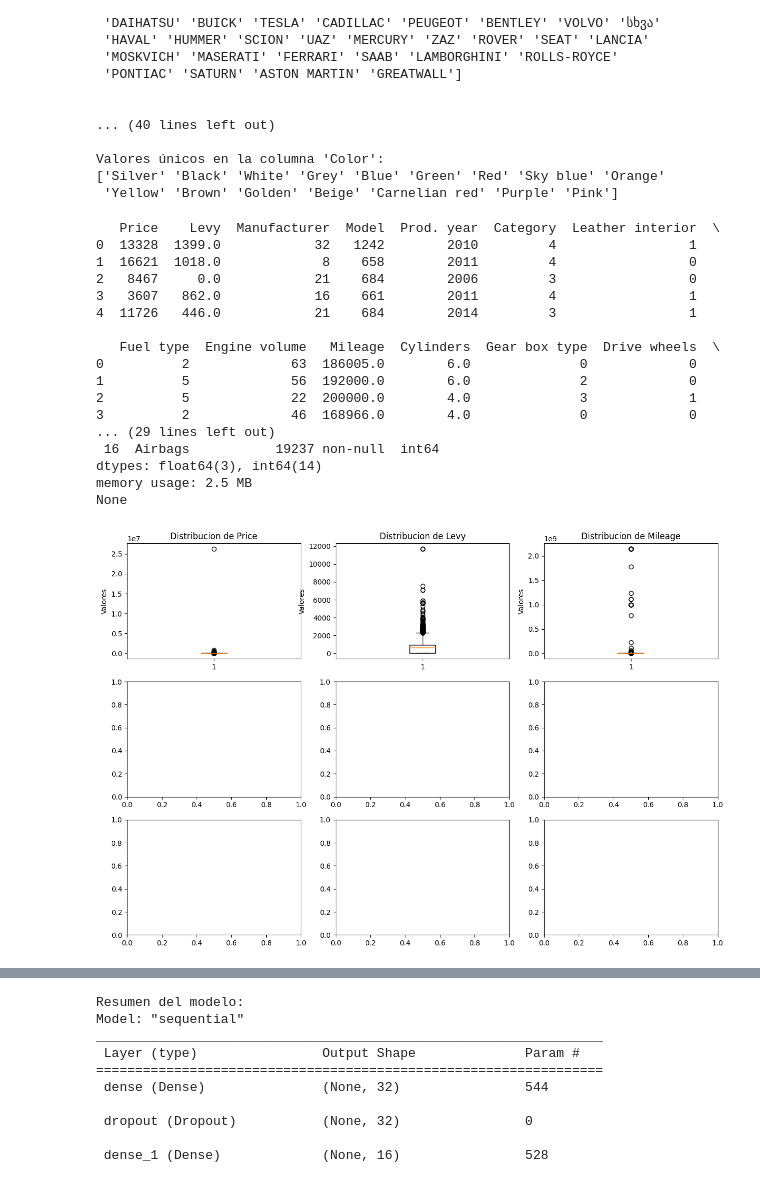
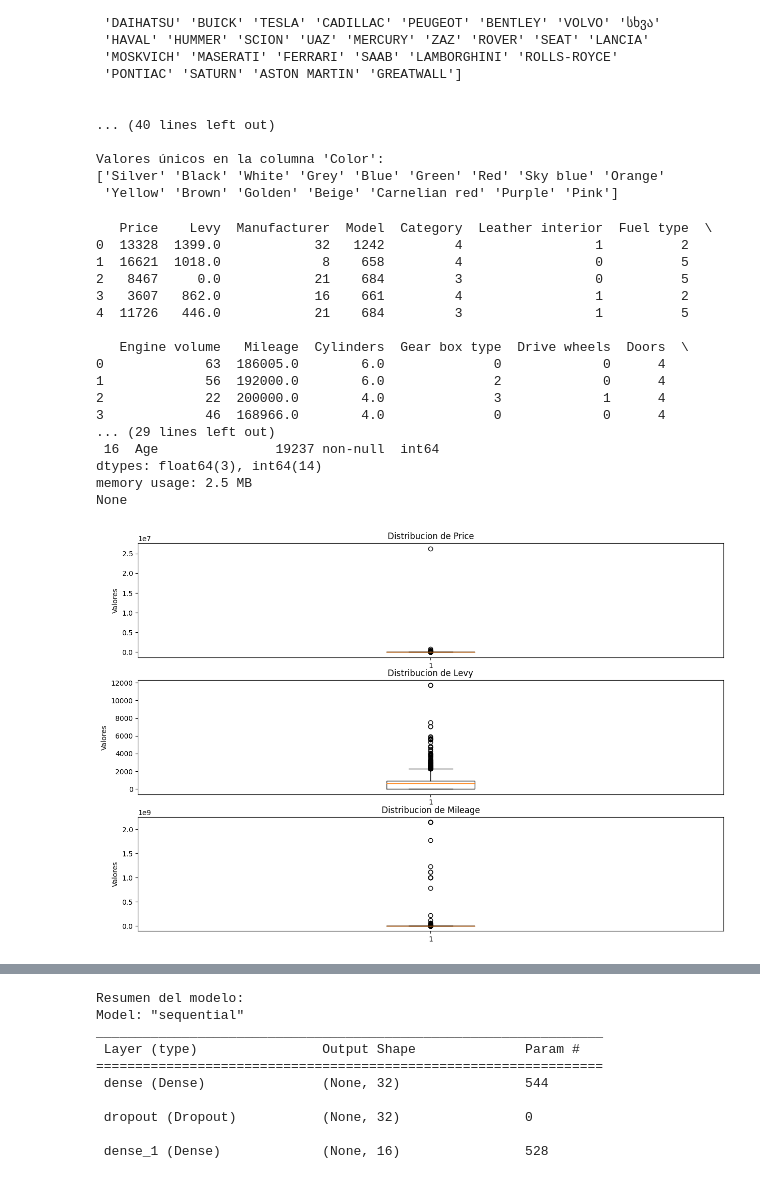
Before and after one commit to ricmiber96/IABD, a Jupyter notebook: proyectos/Car_Price_Challenge/notebook/car_prediction.ipynb, the cells around one changed output, grey strips where cells are left out. Cells and saved outputs as stored; diff of their text form; code cells hidden in the pictures.

Commit message:
Fix: PIA UD04_Estimacion_Precio_Coches_Machine_Learning arreglados modelos y añadida funcion entrenamiento y metricas

```diff
--- a/proyectos/Car_Price_Challenge/notebook/car_prediction.ipynb
+++ b/proyectos/Car_Price_Challenge/notebook/car_prediction.ipynb
@@ -88,7 +88,6 @@ Valores únicos en la columna 'Color':
 ['Silver' 'Black' 'White' 'Grey' 'Blue' 'Green' 'Red' 'Sky blue' 'Orange'
  'Yellow' 'Brown' 'Golden' 'Beige' 'Carnelian red' 'Purple' 'Pink']
 # %%
-df = df.drop('ID', axis=1)
 df['Levy'] = df['Levy'].str.replace("-", "0").astype(float)
 df['Mileage'] = df['Mileage'].str.replace(" km", "").astype(float)
 df['Doors'] = df['Doors'].replace({
@@ -102,6 +101,12 @@ df['Leather interior'] = df['Leather interior'].replace({
     'No': 0
 }).astype(int)
 
+import datetime
+now_date = datetime.datetime.now()
+df['Age'] = now_date.year - df['Prod. year']
+df = df.drop(columns=['ID','Prod. year'], axis=1)
+# df = df.drop(, axis=1)
+
 print(df.info())
 # %% [output]
 <class 'pandas.core.frame.DataFrame'>
@@ -165,41 +170,41 @@ for column in non_numeric_columns:
 print(df.head())
 print(df.info())
 # %% [output]
-   Price    Levy  Manufacturer  Model  Prod. year  Category  Leather interior  \
-0  13328  1399.0            32   1242        2010         4                 1
-1  16621  1018.0             8    658        2011         4                 0
-2   8467     0.0            21    684        2006         3                 0
-3   3607   862.0            16    661        2011         4                 1
-4  11726   446.0            21    684        2014         3                 1
+   Price    Levy  Manufacturer  Model  Category  Leather interior  Fuel type  \
+0  13328  1399.0            32   1242         4                 1          2
+1  16621  1018.0             8    658         4                 0          5
+2   8467     0.0            21    684         3                 0          5
+3   3607   862.0            16    661         4                 1          2
+4  11726   446.0            21    684         3                 1          5
 
-   Fuel type  Engine volume   Mileage  Cylinders  Gear box type  Drive wheels  \
-0          2             63  186005.0        6.0              0             0
-1          5             56  192000.0        6.0              2             0
-2          5             22  200000.0        4.0              3             1
-3          2             46  168966.0        4.0              0             0
+   Engine volume   Mileage  Cylinders  Gear box type  Drive wheels  Doors  \
+0             63  186005.0        6.0              0             0      4
+1             56  192000.0        6.0              2             0      4
+2             22  200000.0        4.0              3             1      4
+3             46  168966.0        4.0              0             0      4
 ... (29 lines left out)
- 16  Airbags           19237 non-null  int64
+ 16  Age               19237 non-null  int64
 dtypes: float64(3), int64(14)
 memory usage: 2.5 MB
 None
 # %%
 columns_outliers = ['Price', 'Levy', 'Mileage']
 data_outliers = df[columns_outliers]
-fig, axes = plt.subplots(3, 3, figsize=(15, 10))
+fig, axes = plt.subplots(3, 1, figsize=(15, 10))
 axes = axes.flatten()
 
 #Graficamos la distribucion de las variables numericas
 for i, var in enumerate(data_outliers):
     axes[i].boxplot(data_outliers[var])
     axes[i].set_title(f"Distribucion de {var}")
     axes[i].set_ylabel("Valores")
 
 for j in range(len(data_outliers), len(axes)):
     axes[j].axis('off')
 
 plt.show()
 # %% [output]
-[figure, old version]
+[figure, new version]
 # %%
 plt.figure(figsize=(16, 10))
 heatmap = sns.heatmap(df.corr(), vmin=-1, vmax=1, annot=True, cmap='coolwarm')
```
Also changed, not shown: parts of 14 cells of this notebook, 1 other file.
